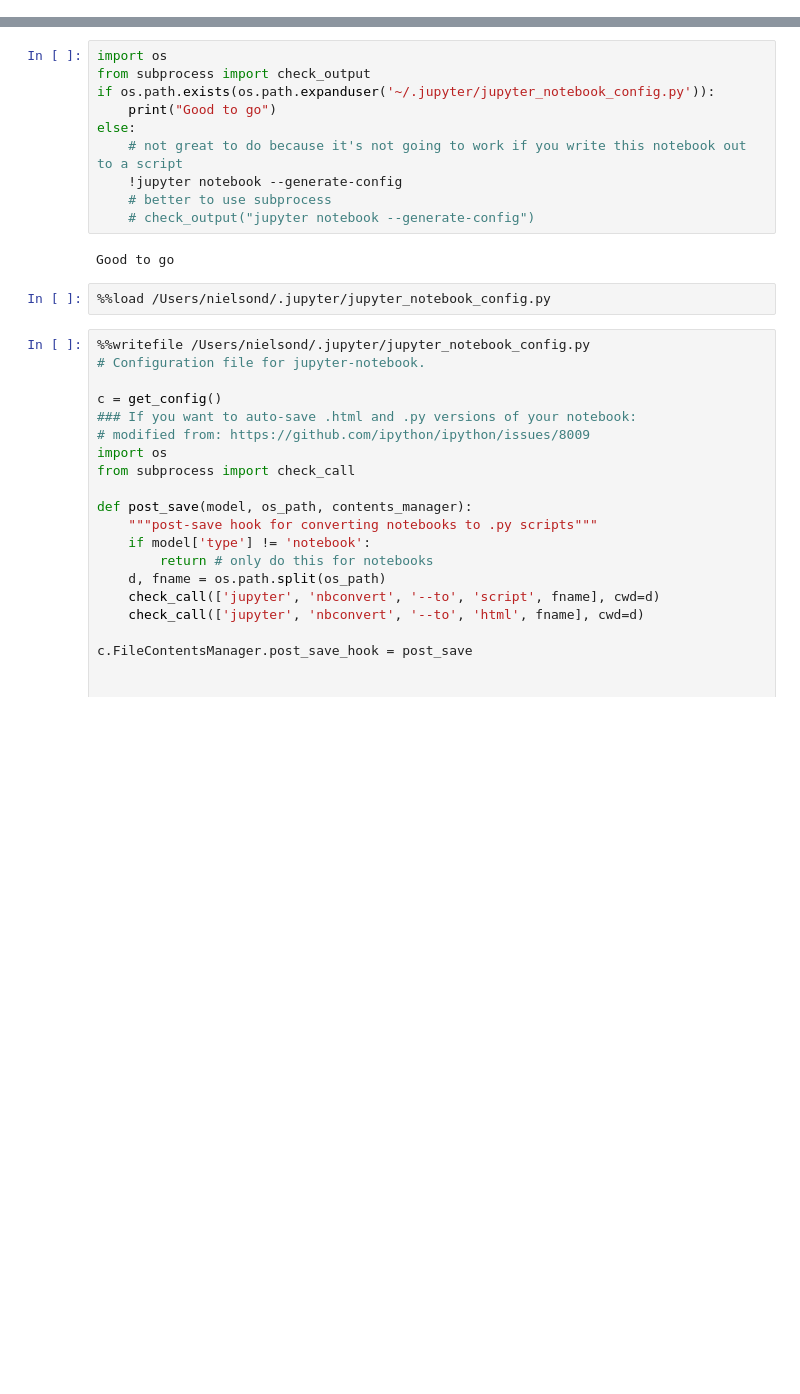
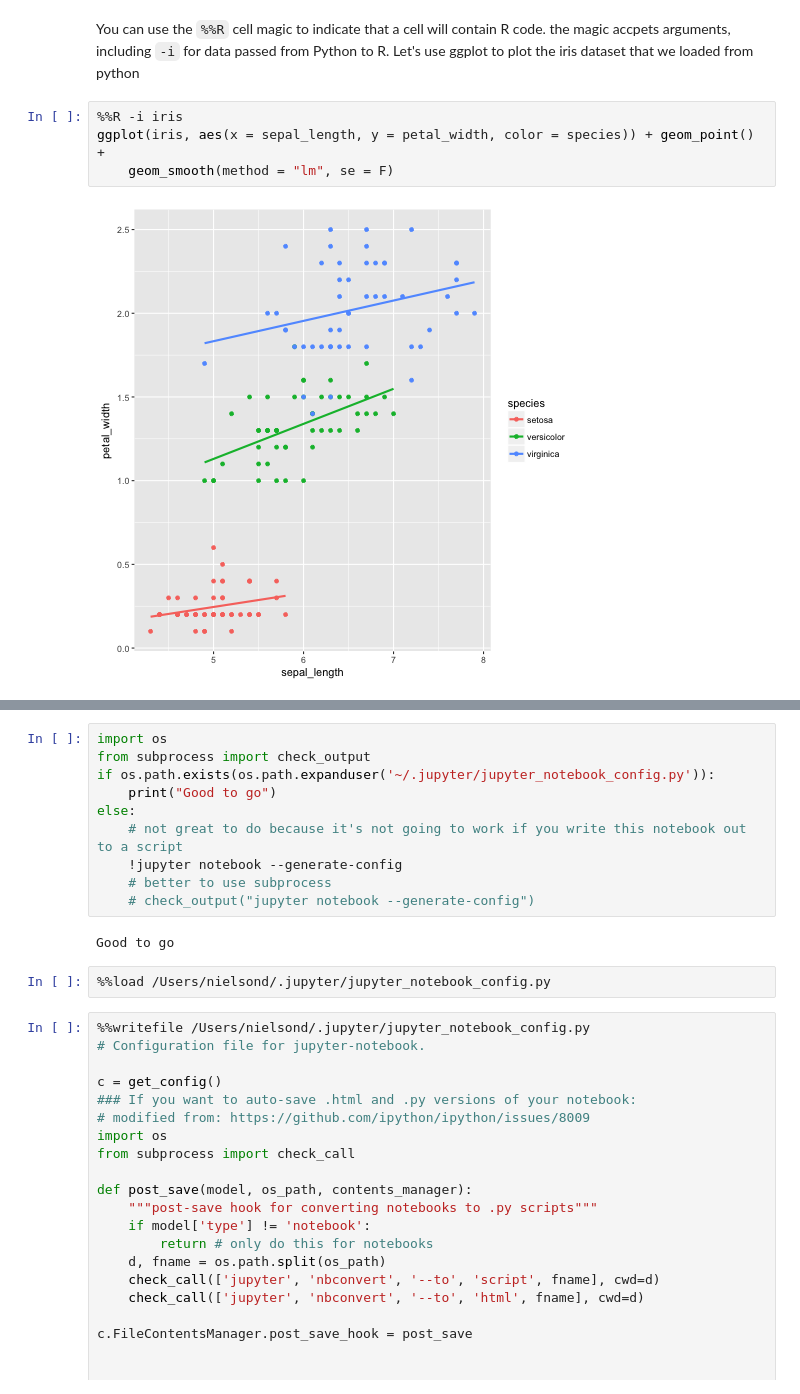
Before and after one commit to nih-fmrif/nhw_ipynb, a Jupyter notebook: nhw_ipynb.ipynb, the cells around one changed output, grey strips where cells are left out. Cells and saved outputs as stored; diff of their text form; blank space fills up the shorter version.

```diff
--- a/nhw_ipynb.ipynb
+++ b/nhw_ipynb.ipynb
@@ -47,0 +412,8 @@ git diffs on jupyter notebooks can be a mess. If you automatically save out the
+# %% [markdown]
+You can use the `%%R` cell magic to indicate that a cell will contain R code. the magic accpets arguments, including `-i` for data passed from Python to R. Let's use ggplot to plot the iris dataset that we loaded from python
+# %%
+%%R -i iris
+ggplot(iris, aes(x = sepal_length, y = petal_width, color = species)) + geom_point() +
+    geom_smooth(method = "lm", se = F)
+# %% [output]
+[figure, added]
```
Also changed, not shown: parts of 70 cells of this notebook, 5 other files.
